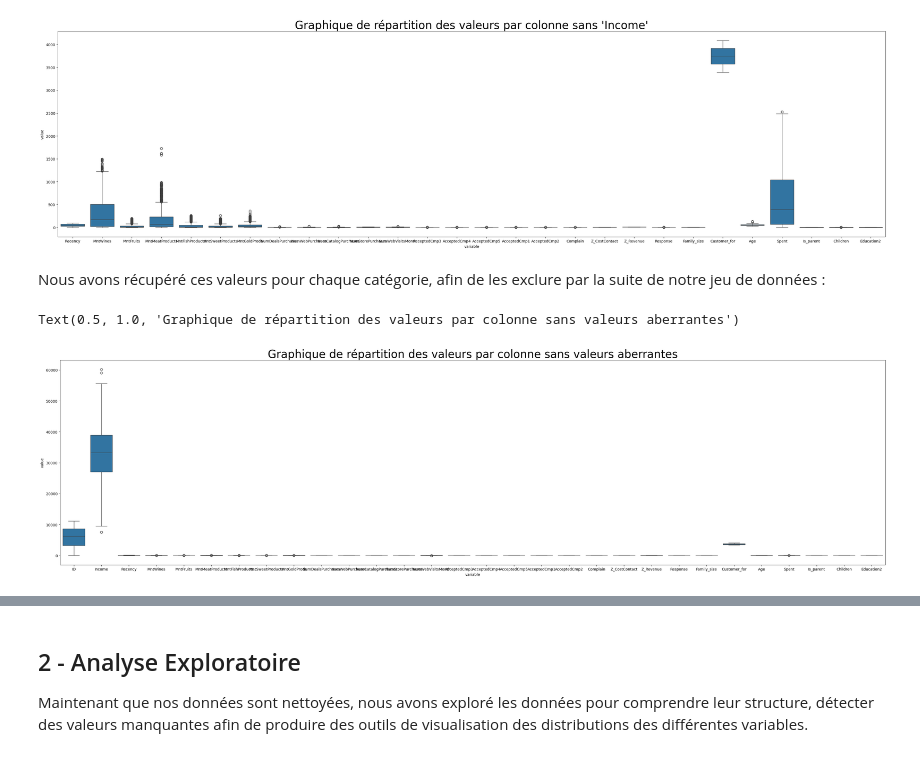
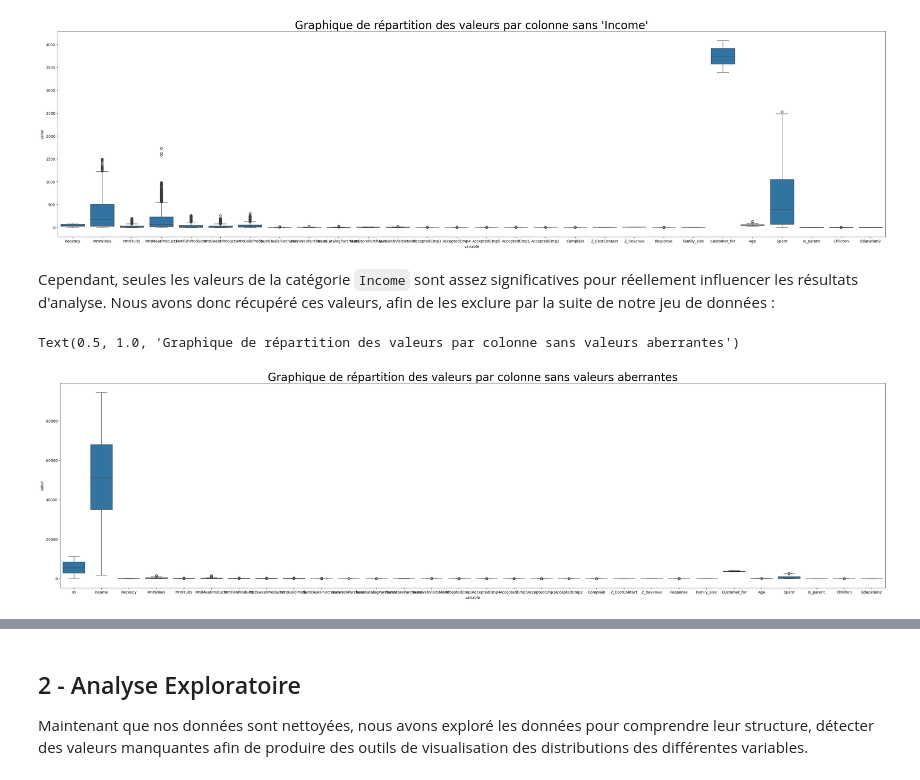
Before and after one commit to MattisFernandez/Rush05, a Jupyter notebook: Notebook.ipynb, the cells around one changed output, grey strips where cells are left out. Cells and saved outputs as stored; diff of their text form; code cells hidden in the pictures.

```diff
--- a/Notebook.ipynb
+++ b/Notebook.ipynb
@@ -75,7 +76,7 @@ Maintenant que l'on a les colonnes qui nous intéressent, nous supprimons les co
 # %%
 dropped_columns = ["Dt_Customer", "Marital_Status", "Dt_Customer", "Year_Birth", "Kidhome", "Teenhome", "Living_with", "Education_Master", "Education_PhD", "Education_Graduation", "Education_Basic", "Education_2n Cycle"]
 data_encoded = data_encoded.drop(dropped_columns, axis=1)
-data_encoded = data_encoded.fillna(0)
+data_encoded = data_encoded.dropna()
 data_encoded.head()
 # %% [output]
 |  | ID | Income | Recency | MntWines | MntFruits | MntMeatProducts | MntFishProducts | MntSweetProducts | ... |
@@ -103,18 +104,13 @@ plt.title("Graphique de répartition des valeurs par colonne sans 'Income'", fon
 Text(0.5, 1.0, "Graphique de répartition des valeurs par colonne sans 'Income'")
 [figure]
 # %% [markdown]
-Nous avons récupéré ces valeurs pour chaque catégorie, afin de les exclure par la suite de notre jeu de données :
+Cependant, seules les valeurs de la catégorie `Income` sont assez significatives pour réellement influencer les résultats d'analyse. Nous avons donc récupéré ces valeurs, afin de les exclure par la suite de notre jeu de données :
 # %%
-from matplotlib.cbook import boxplot_stats
+q_hi  = df["Income"].quantile(0.99)
 
-data_filtered = data_encoded.copy()
-for column in data_encoded.columns:
-    column_stats = boxplot_stats(data_encoded[column])
-    outliers = column_stats[0]['fliers']
-    data_encoded = data_encoded[~data_encoded[column].isin(outliers)]
-
+data_encoded = data_encoded[data_encoded["Income"] < q_hi]
 sns.boxplot(x='variable', y='value', data=pd.melt(data_encoded))
 plt.title("Graphique de répartition des valeurs par colonne sans valeurs aberrantes", fontsize=30)
 # %% [output]
 Text(0.5, 1.0, 'Graphique de répartition des valeurs par colonne sans valeurs aberrantes')
-[figure, old version]
+[figure, new version]
```
Also changed, not shown: parts of 5 cells of this notebook.
